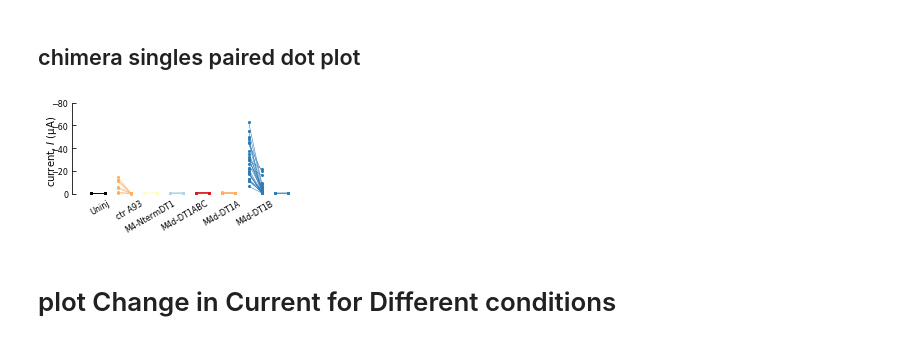
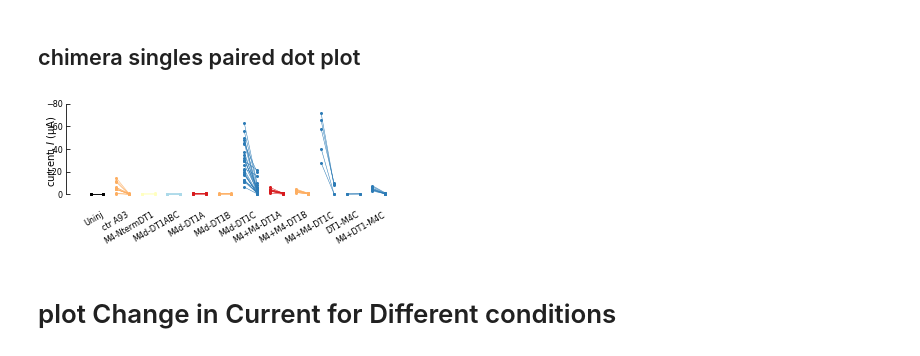
Before and after one commit to sfechner/JupyterNotebooksDEGENaCPharm, a Jupyter notebook: RatioNterm.ipynb, the cells around one changed output. Cells and saved outputs as stored; diff of their text form; code cells hidden in the pictures.

```diff
--- a/RatioNterm.ipynb
+++ b/RatioNterm.ipynb
@@ -53,4 +53,4 @@ filedirExportFig ='/Users/Fechner/Box Sync/Fechner/TEVC-GoodmanlabBOX/Project-ST
 # %%
 filenameRatio = '/Users/Fechner/Box Sync/Fechner/TEVC-GoodmanlabBOX/Project-STFX/RatioSTFX/'
 # %%
-listofFiles = ['099','100','101','102','103','104','105','106','107','108','109','110','111']
+listofFiles = ['099','100','101','102','103','104','105','106','107','108','109','110','111','112']
@@ -393,25 +365,3 @@ Fig_Delta_Chimera = dabest.load(df_ChangeInCurAllChimerauA, idx= (
 ))
 # %% [markdown]
 # color code for different plots
-# %%
-colorsBefAfter = []
-for i in range(50):
-    colorsBefAfter.append("black")
-    colorsBefAfter.append("red")
-
-colorsDelta = ['black']
-for i in range(len(LabelAlanin)):
-    colorsDelta.append(ReNameAlanin[LabelAlanin[i]]['color'])
-
-colorsDeltaChimera = ['black']
-for i in range(len(LabelChimera)):
-    colorsDeltaChimera.append(ReNameChimera[LabelChimera[i]]['color'])
-
-# colorsDelta = ['black']
-# for i in range(50):
-#     colorsDelta.append("red")
-
-# colorsSINGLES = [(0.30, 0.69, 0.29),(0.60, 0.31,0.64),(0.89, 0.11,0.10),(1, 0.50,0),(0.22,0.49,0.72),(0.00, 0.00, 0.00),"red","blue",(0.00, 0.00, 0.00),(0.22, 0.49, 0.72),(1.00, 0.50, 0.00),"darkgreen",(0.30, 0.69, 0.29),(0.30, 0.69, 0.29),(0.6, 0.31, 0.64)]
-# colorsPharma = [(0.30, 0.69, 0.29),(0.60, 0.31,0.64),(0.89, 0.11,0.10),(0.00, 0.00, 0.00),(0.22,0.49,0.72),(0.00, 0.00, 0.00),"red","blue",(0.00, 0.00, 0.00),(0.22, 0.49, 0.72),(1.00, 0.50, 0.00),"darkgreen",(0.30, 0.69, 0.29),(0.30, 0.69, 0.29),(0.6, 0.31, 0.64)]
-# colorsEST = [(0.00, 0.00, 0.00),(0.89, 0.11,0.10),(0.60, 0.31,0.64),(0.30, 0.69, 0.29),(1, 0.50,0),(0.22,0.49,0.72),(0.00, 0.00, 0.00),"red","blue",(0.00, 0.00, 0.00),(0.22, 0.49, 0.72),(1.00, 0.50, 0.00)]
-# colorsESTAll = [(0.00, 0.00, 0.00),(0.89, 0.11,0.10),(0.60, 0.31,0.64),(0.22, 0.49, 0.72),(1.00, 0.50, 0.00),(0.30, 0.69, 0.29),(1, 0.50,0),(0.22,0.49,0.72)]
@@ -489,10 +452,7 @@ plt.savefig(filedirExportFig+"PairedDataAllAlanineSingles"+'.pdf')
 # %% [markdown]
 ## chimera singles paired dot plot
 # %%
-# import matplotlib.pyplot as plt
-# import numpy as np
-
-fig = plt.figure(figsize=(4, 2))
+fig = plt.figure(figsize=(6, 2))
 
 ax1 = plt.subplot(1,1,1)
 
@@ -527,36 +487,43 @@ ax1.tick_params(axis='y', which='major', labelsize=AxisTickLabelSize )
 ax1.tick_params(axis='x', which='major', labelsize=AxisTickLabelSize, length=0)
 # ax7.set_title('Ibuoride Analogues',size=12)
 # ax1.set_xticklabels(np.unique(IbuAll30['Injection']),rotation=30)
 #ax1.set_xticks((plot1[0],plot1[1], plot2[0],plot2[1], plot3[0], plot3[1],plot4[0],plot4[1],plot5[0],plot5[1]))
 ax1.spines['bottom'].set_visible(False)
 
+
 labels2 = ['','Uninj']
 for i in range(0,len(LabelChimera)):
     #labels2.append('')
     labels2.append(LabelChimera[i])
 
-ax1.set_xticklabels(labels2,  ha='right',rotation=30,fontsize=AxisLegendSize)
-#a1.xaxis.set_visible(False)
+#positioning of labels
+n=0.1
+for i in range(len(labels2)):
+    ax1.text(n, 20, labels2[i],ha='right',rotation=30,fontsize= AxisLegendSize)
+    n = n+2
+
+#ax1.set_xticklabels(labels2,  ha='right',rotation=30,fontsize=AxisLegendSize)
+ax1.xaxis.set_visible(False)
 
 # plt.draw()      # Note, this line is important
 # labels = [l.get_text() for l in ax1.get_yticklabels()]
 # labels[0] = '0'
 #ax1.set_yticklabels(labels)
 
 # #ax1.set_xlabel('V (mV)',fontsize=14)
 # #ax1.set_ylabel('Change in current @-85 mV (I(drug) - I(before)',fontsize=14)
 ax1.set_ylabel(axesText)
 ax1.set_xlabel(axesText)
 ax1.text(-2, -60.5, 'current, $\it{I}$ (µA)',fontsize=AxisLabelSize,rotation=90,ha='center')
 
 
 plt.gcf().subplots_adjust(bottom=0.25, left=0.15,right=None, top=None,hspace=1.5, wspace=0.5)
 
 # plt.show()
 
 plt.savefig(filedirExportFig+"PairedDataAllChimera"+'.pdf')
 # %% [output]
-[figure, old version]
+[figure, new version]
 # %% [markdown]
 # plot Change in Current for Different conditions
 # %% [markdown]
```
Also changed, not shown: parts of 42 cells of this notebook, 5 other files.
